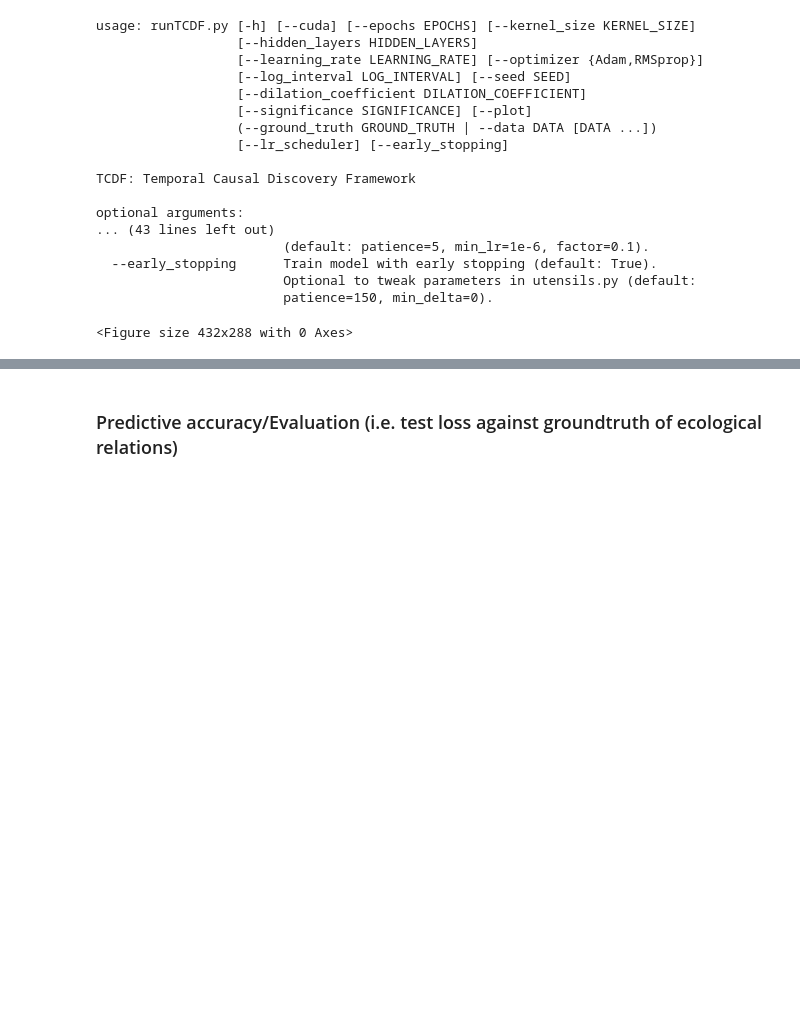
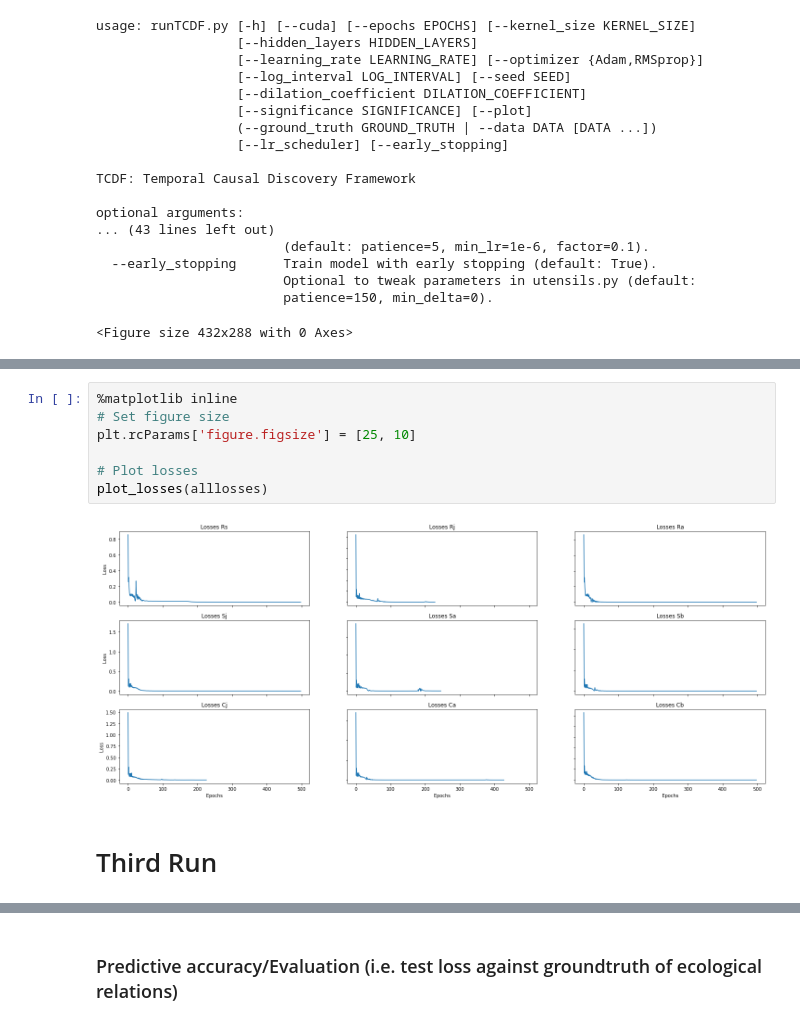
Before and after one commit to roosdraaijer/thesis, a Jupyter notebook: MSc Thesis 1.ipynb, the cells around one changed output, grey strips where cells are left out. Cells and saved outputs as stored; diff of their text form; blank space fills up the shorter version.

```diff
--- a/MSc Thesis 1.ipynb
+++ b/MSc Thesis 1.ipynb
@@ -617,0 +641,11 @@ for ax in axs.flat:
+# %%
+%matplotlib inline
+# Set figure size
+plt.rcParams['figure.figsize'] = [25, 10]
+
+# Plot losses
+plot_losses(alllosses)
+# %% [output]
+[figure, added]
+# %% [markdown]
+# Third Run
```
Also changed, not shown: parts of 16 cells of this notebook, 3 other files.
